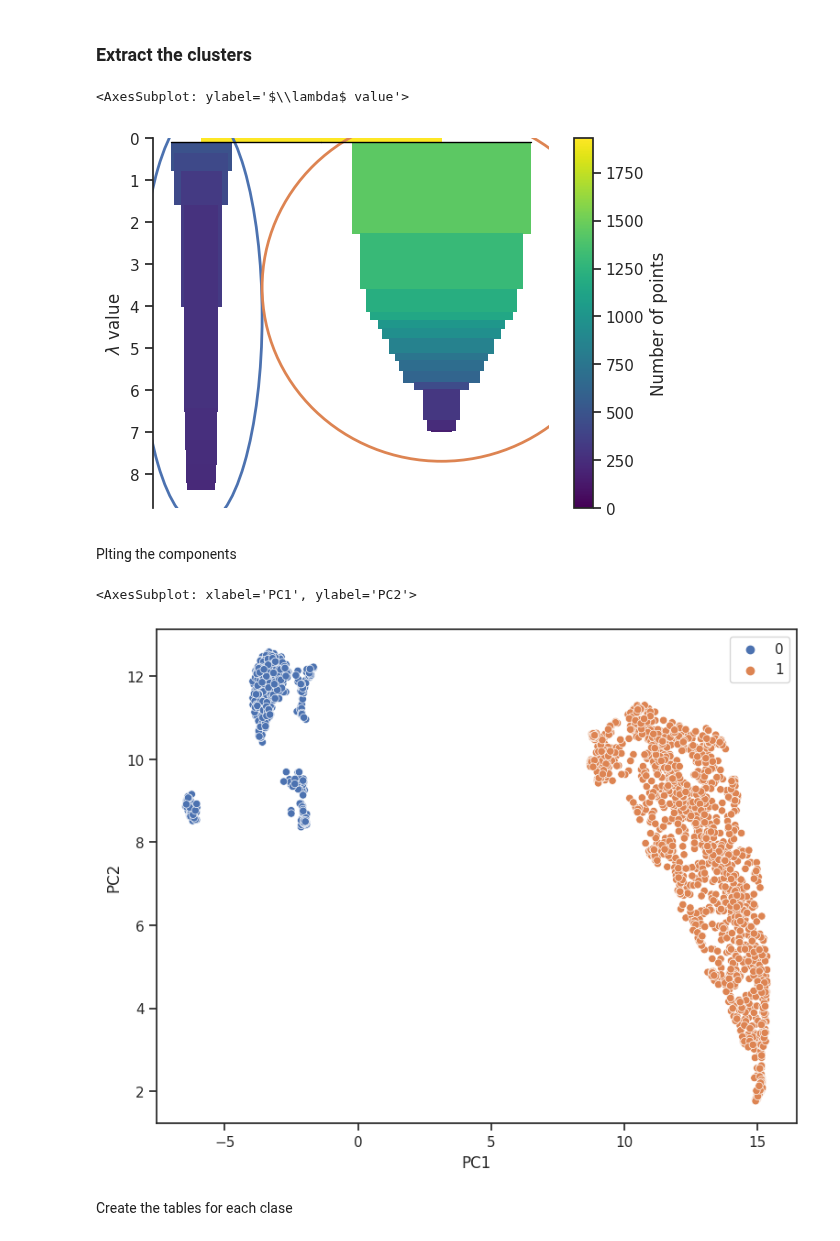
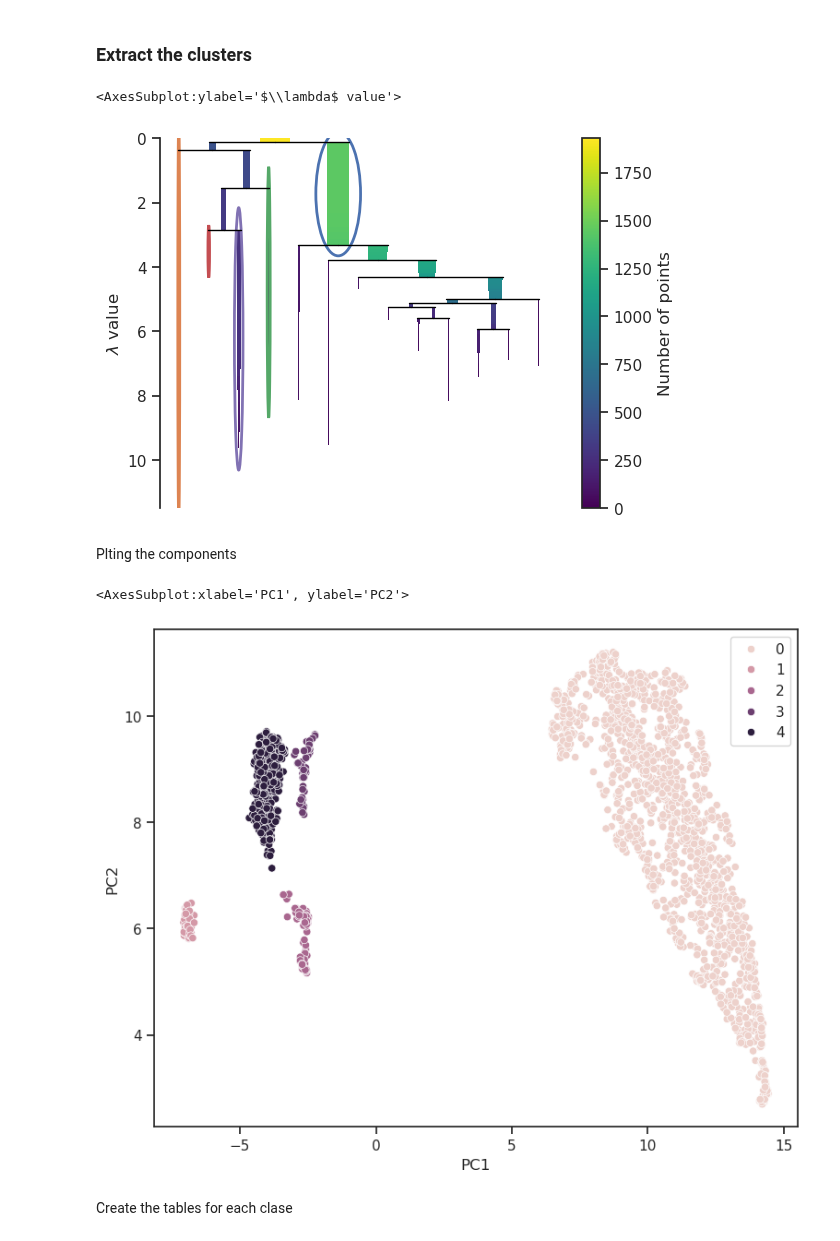
Before and after one commit to AngelGSoto/halpha-splusdr4, a Jupyter notebook: notebooks/ML-Halpha-wise.ipynb, the cells around one changed output. Cells and saved outputs as stored; diff of their text form; code cells hidden in the pictures.

Commit message:
I finally get apply UMAP and HDBSCAN with right parameters

```diff
--- a/notebooks/ML-Halpha-wise.ipynb
+++ b/notebooks/ML-Halpha-wise.ipynb
@@ -450,6 +468,6 @@ I foun that the best configurations of parameteres are 'min_samples': 5 and 'min
 But first try this min_samples=15, min_cluster_size=60
 # %%
-clusterer = hdbscan.HDBSCAN(min_samples=5, min_cluster_size=150, prediction_data=True, gen_min_span_tree=True)
+clusterer = hdbscan.HDBSCAN(min_samples=5, min_cluster_size=50, prediction_data=True, gen_min_span_tree=True)
 #clusterer = hdbscan.HDBSCAN(min_cluster_size=40, min_samples=1, gen_min_span_tree=True)
 # %%
 
@@ -502,18 +520,18 @@ clusterer.single_linkage_tree_.plot(cmap='viridis', colorbar=True)
 # %%
 clusterer.condensed_tree_.plot(select_clusters=True, selection_palette=sns.color_palette())
 # %% [output]
-<AxesSubplot: ylabel='$\\lambda$ value'>
+<AxesSubplot:ylabel='$\\lambda$ value'>
-[figure, old version]
+[figure, new version]
 # %% [markdown]
 Plting the components
 # %%
 plt.figure(figsize=(9,7))
-sns.scatterplot(umap_df["PC1"], umap_df["PC2"],
+sns.scatterplot(x=umap_df["PC1"], y=umap_df["PC2"],
                 hue=labels,
                 )
 # %% [output]
-<AxesSubplot: xlabel='PC1', ylabel='PC2'>
+<AxesSubplot:xlabel='PC1', ylabel='PC2'>
-[figure, old version]
+[figure, new version]
 # %% [markdown]
 Create the tables for each clase
 # %%
```
Also changed, not shown: parts of 22 cells of this notebook, 12 other files.
